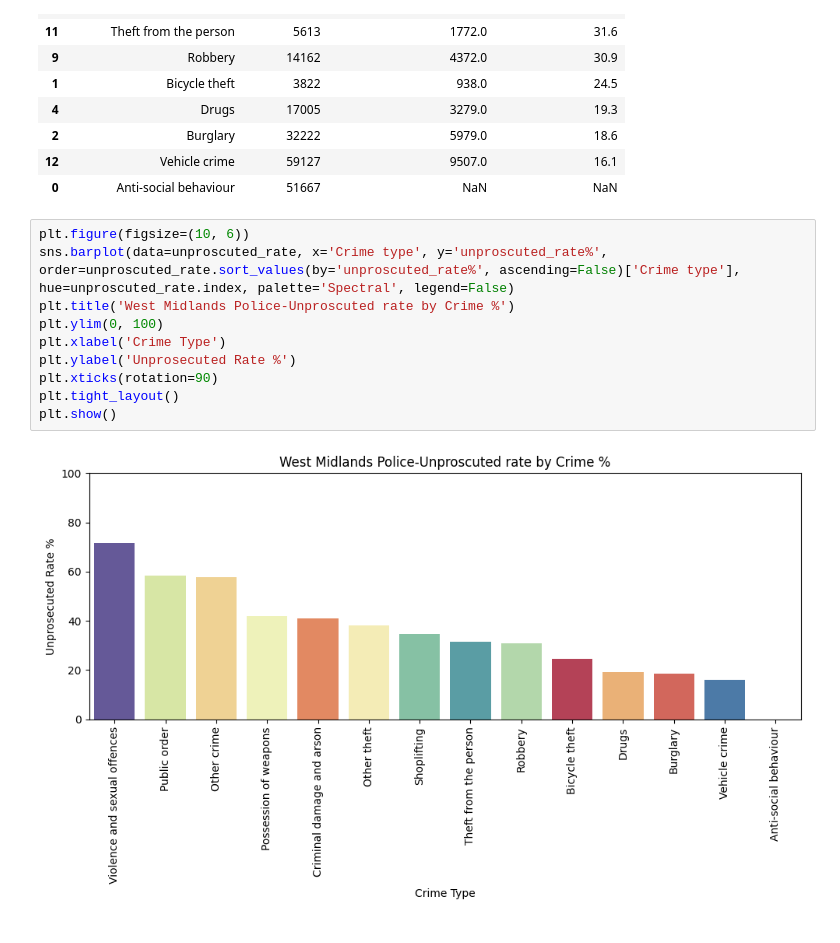
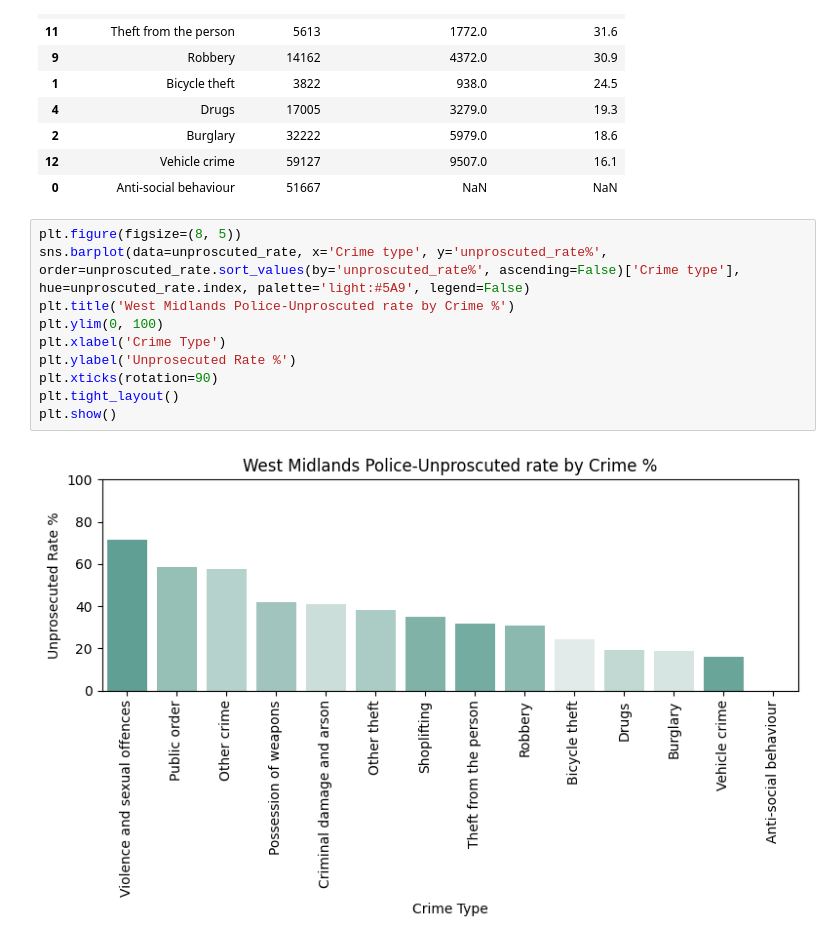
Before and after one commit to zhangwiki86-soton/L7---Data-Analysis-and-Visualisation, a Jupyter notebook: DRAFT Test Glob Final.ipynb, the cells around one changed output. Drawn from its saved outputs; the diff is of its cells as text.

```diff
--- a/DRAFT Test Glob Final.ipynb
+++ b/DRAFT Test Glob Final.ipynb
@@ -1097,14 +1078,14 @@ unproscuted_rate.sort_values(by=["unproscuted_rate%"],ascending=False)
 | 12 | Vehicle crime | 59127 | 9507.0 | 16.1 |
 | 0 | Anti-social behaviour | 51667 | NaN | NaN |
 # %%
-plt.figure(figsize=(10, 6))
-sns.barplot(data=unproscuted_rate, x='Crime type', y='unproscuted_rate%', order=unproscuted_rate.sort_values(by='unproscuted_rate%', ascending=False)['Crime type'], hue=unproscuted_rate.index, palette='Spectral', legend=False)
+plt.figure(figsize=(8, 5))
+sns.barplot(data=unproscuted_rate, x='Crime type', y='unproscuted_rate%', order=unproscuted_rate.sort_values(by='unproscuted_rate%', ascending=False)['Crime type'], hue=unproscuted_rate.index, palette='light:#5A9', legend=False)
 plt.title('West Midlands Police-Unproscuted rate by Crime %')
 plt.ylim(0, 100)
 plt.xlabel('Crime Type')
 plt.ylabel('Unprosecuted Rate %')
 plt.xticks(rotation=90)
 plt.tight_layout()
 plt.show()
 # %% [output]
-[figure, old version]
+[figure, new version]
```
Also changed, not shown: parts of 8 cells of this notebook.
